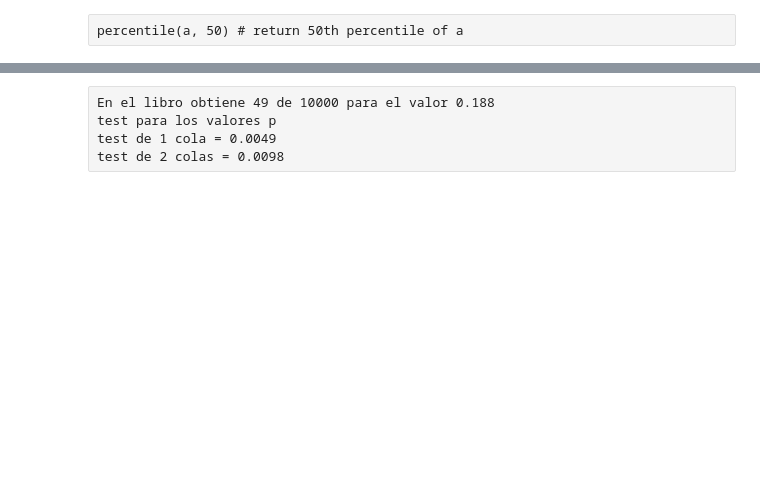
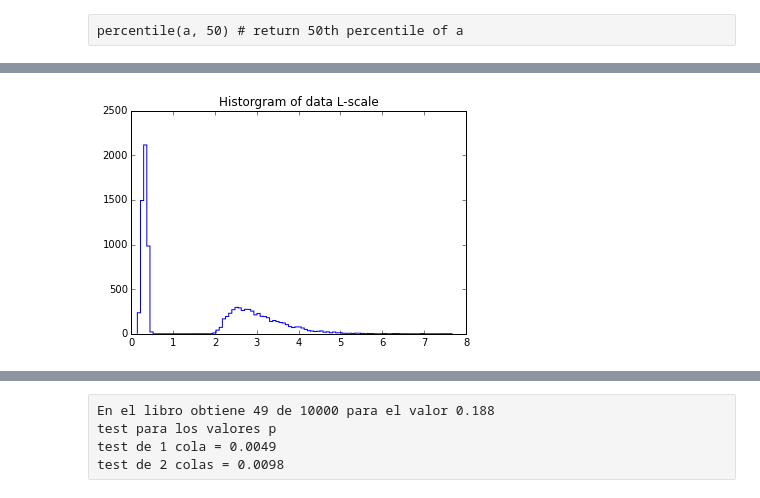
Before and after one commit to Ruben-VV/practica-python, a Jupyter notebook: iPython Notebook/Intervalos de Confianza.ipynb, the cells around one changed output, grey strips where cells are left out. Saved outputs shown, nothing was run; the diff lists cells and outputs as text; code cells hidden in the pictures; blank space fills up the shorter version.

Commit message:
L-scale y Permutaciones mejoradas
Creado .py con las funciones antiguas que eran más lentas

```diff
--- a/iPython Notebook/Intervalos de Confianza.ipynb
+++ b/iPython Notebook/Intervalos de Confianza.ipynb
@@ -640,0 +459,82 @@ maxbin 0.293439219131 0.370590170208
+# %%
+def Lscale(x,y):
+    """
+    Data in x in columns, rows for diferent variables
+    Min size of x have to 2. Modify function if you want more columns
+    """
+    x = [i for i in x if ~isnan(i)]
+    y = [i for i in y if ~isnan(i)]
+    n = [len(x), len(y)]
+    #xy = hstack([x, y])
+    #xy = concatenate([x, y])
+    xy = array([x, y])
+    cte = scipy.misc.factorial([x-2 for x in n]) / scipy.misc.factorial(n)
+    l = zeros(2)
+    #for c in range(len(n)):
+        #for xi in xy[:n[c]]:
+            #for xj in xy[where(xy == xi)[0][0]+1:]:
+                #l[c] += abs(xi - xj)
+    for c in range(len(n)):
+        for i in range(n[c]):
+            for j in range(i+1,n[c]):
+                l[c] += abs(xy[c][i] - xy[c][j])
+    L = cte * l
+    return L
+
+def permutacion(x, y, n=10000):
+    #x, y = array(datos[0]), array(datos[1])
+    #x, y = x[~isnan(x)], y[~isnan(y)]
+    x, y = [i for i in x if ~isnan(i)], [i for i in y if ~isnan(i)]
+    xy = hstack([x,y])
+    #datos = concatenate([x,y])
+    nx, ny = len(x), len(y)
+    ratio = zeros(n)
+    for k in range(n):
+        xyp = npr.permutation(xy)
+        xp, yp = xyp[:nx], xyp[nx:]
+        Lp = Lscale2(xp,yp)
+        ratio[k] = Lp[0]/Lp[1]
+    print '_'
+    return ratio
+
+####################
+def permutacion2(x, y, n=10000):
+    x, y = [i for i in x if ~isnan(i)], [i for i in y if ~isnan(i)]
+    nx, ny = len(x), len(y)
+    xy = hstack([x,y])
+    #xy = concatenate([x,y])
+    nxy = len(xy)
+    m = range(nxy-1,nx-1,-1)
+    xyp = copy(xy)
+    ratio = zeros(n)
+    for k in range(n):
+        #
+        for i in range(ny):
+            pos = int(round(m[i] * npr.random()))
+            xyp[pos], xyp[m[i]] = xyp[m[i]], xyp[pos]
+        #
+        xp, yp = xyp[:nx], xyp[nx:]
+        Lp = Lscale(xp,yp)
+        ratio[k] = Lp[0]/Lp[1]
+    print '_'
+    return ratio
+    # Numero al azar entre [a,b]
+    #(b - a) * npr.random() + a
+
+
+if __name__ == '__main__':
+    L2 = Lscale(seeded,unseeded)
+    r0 = L2[0]/L2[1]
+    print L2
+    print r0
+    print '-'*20
+    radiop = permutacion(seeded,unseeded)
+    radiop2 = permutacion2(seeded,unseeded)
+    #Histograma de los datos
+    pylab.figure()
+    nper, bper, patchep = pylab.hist(radiop, 100, histtype='step')
+    pylab.title('Historgram of data L-scale')
+    pylab.figure()
+    nper2, bper2, patchep2 = pylab.hist(radiop2, 100, histtype='step')
+    pylab.title('Historgram of data L-scale 2')
+# %% [output]
@@ -640,0 +546 @@ maxbin 0.293439219131 0.370590170208
+[figure, added]
```
Also changed, not shown: parts of 18 cells of this notebook, 1 other file.
